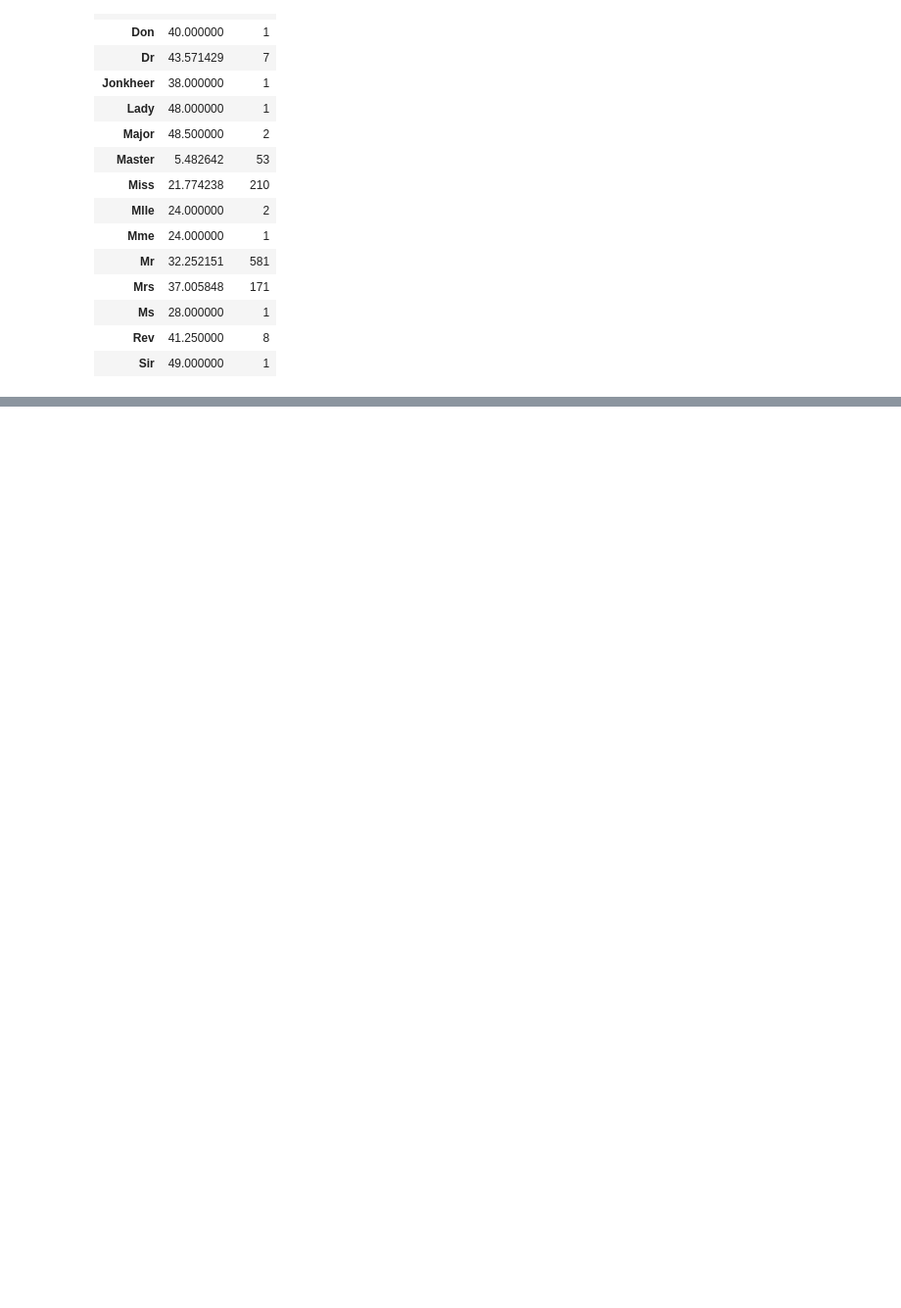
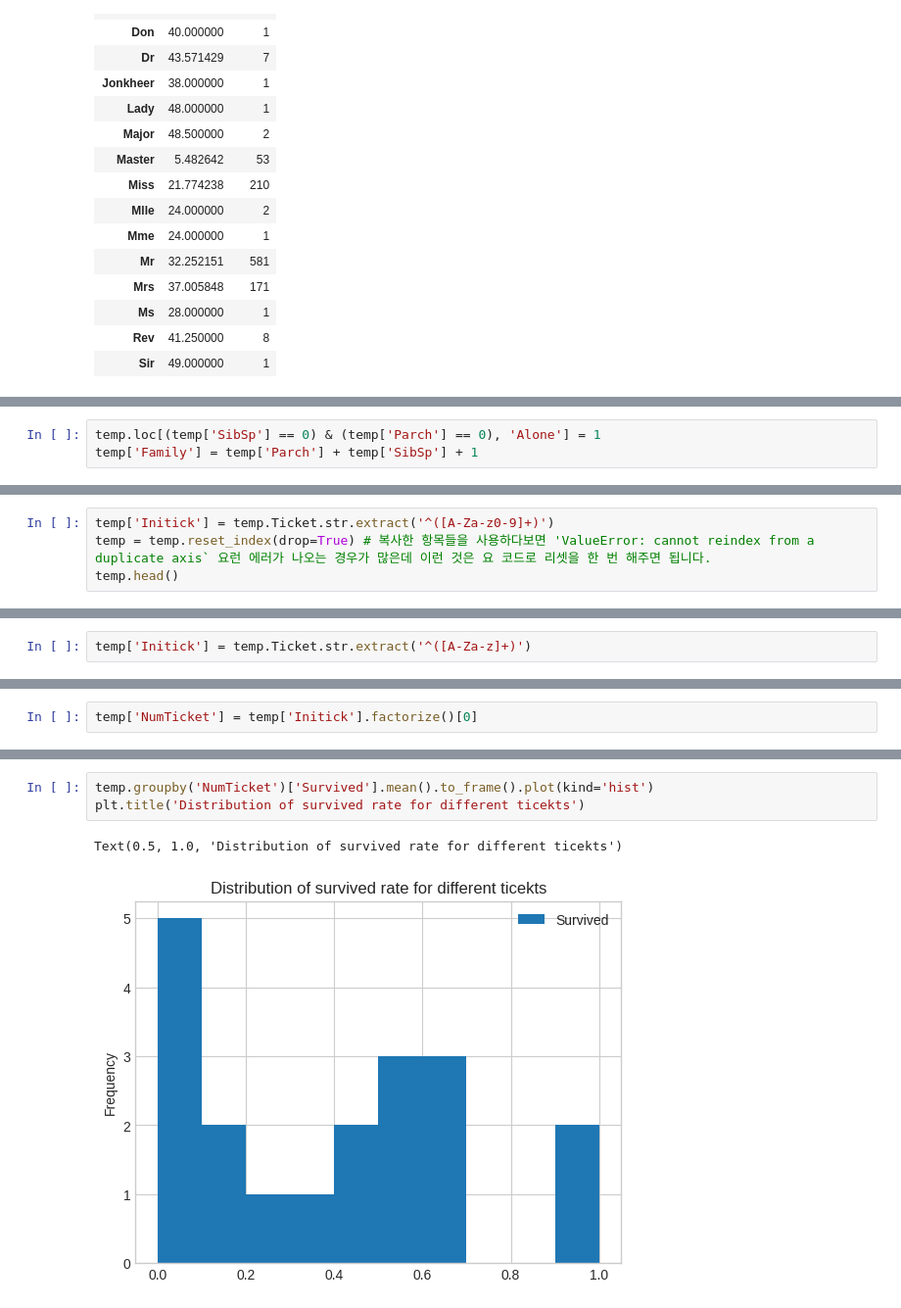
Before and after one commit to praivesi/kaggler, a Jupyter notebook: kaggler_titanic_expert.ipynb, the cells around one changed output, grey strips where cells are left out. Shown at 98% size. Drawn from its saved outputs; the diff is of its cells as text; blank space fills up the shorter version.

```diff
--- a/kaggler_titanic_expert.ipynb
+++ b/kaggler_titanic_expert.ipynb
@@ -410,0 +478,3 @@ temp[31:50]
+# %%
+temp.loc[(temp['SibSp'] == 0) & (temp['Parch'] == 0), 'Alone'] = 1
+temp['Family'] = temp['Parch'] + temp['SibSp'] + 1
@@ -410,0 +548,4 @@ temp[31:50]
+# %%
+temp['Initick'] = temp.Ticket.str.extract('^([A-Za-z0-9]+)')
+temp = temp.reset_index(drop=True) # 복사한 항목들을 사용하다보면 'ValueError: cannot reindex from a duplicate axis` 요런 에러가 나오는 경우가 많은데 이런 것은 요 코드로 리셋을 한 번 해주면 됩니다.
+temp.head()
@@ -410,0 +559,2 @@ temp[31:50]
+# %%
+temp['Initick'] = temp.Ticket.str.extract('^([A-Za-z]+)')
@@ -410,0 +570,2 @@ temp[31:50]
+# %%
+temp['NumTicket'] = temp['Initick'].factorize()[0]
@@ -410,0 +592,6 @@ temp[31:50]
+# %%
+temp.groupby('NumTicket')['Survived'].mean().to_frame().plot(kind='hist')
+plt.title('Distribution of survived rate for different ticekts')
+# %% [output]
+Text(0.5, 1.0, 'Distribution of survived rate for different ticekts')
+[figure, added]
```
Also changed, not shown: parts of 81 cells of this notebook.
